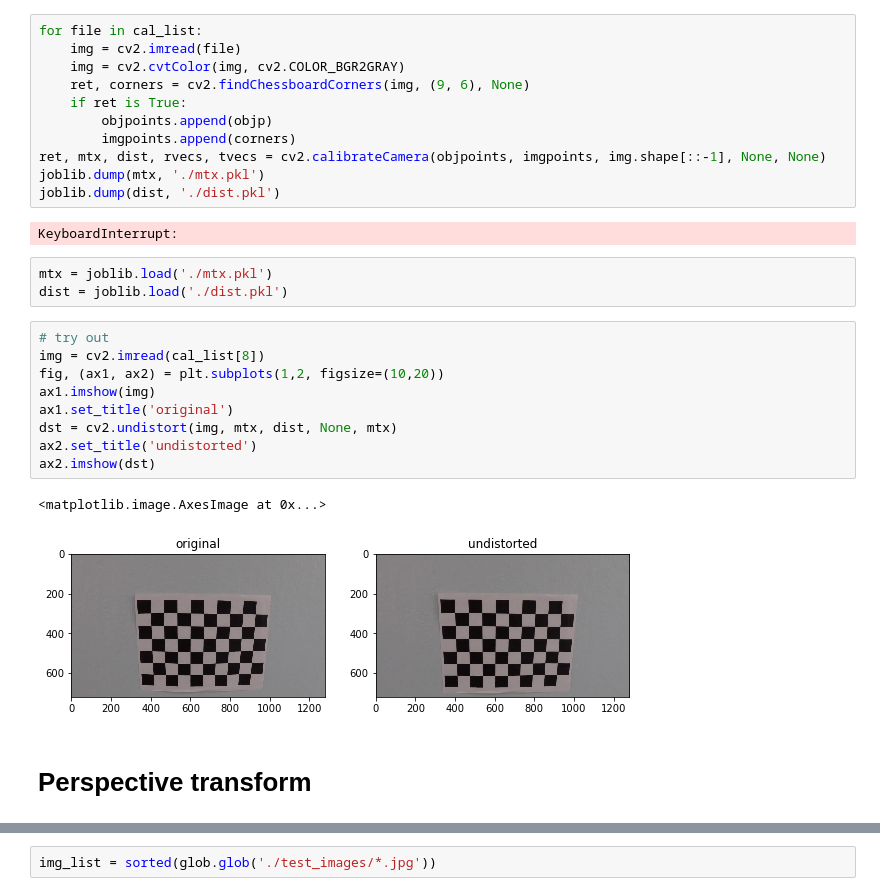
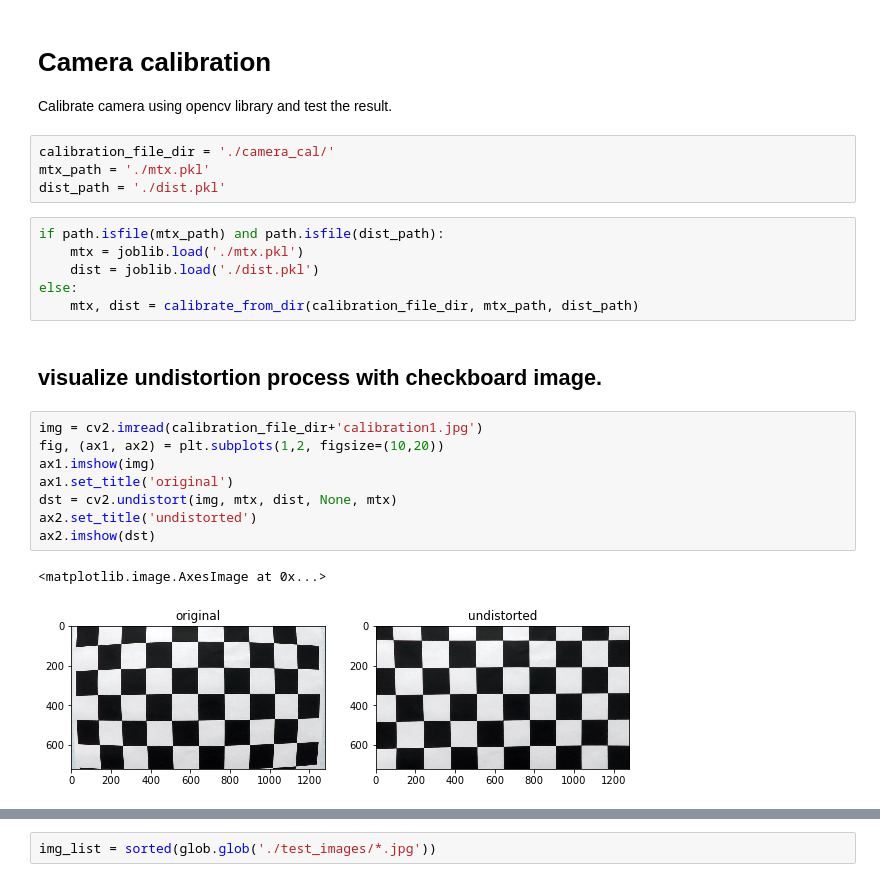
Before and after one commit to trivus/CarND-Advanced-Lane-Lines, a Jupyter notebook: advanced lane project.ipynb, the cells around one changed output, grey strips where cells are left out. Drawn from its saved outputs; the diff is of its cells as text.

```diff
--- a/advanced lane project.ipynb
+++ b/advanced lane project.ipynb
@@ -17,30 +13,26 @@ objp[: ,:2] = np.mgrid[0:9, 0:6].T.reshape(-1,2)
-# %%
-for file in cal_list:
-    img = cv2.imread(file)
-    img = cv2.cvtColor(img, cv2.COLOR_BGR2GRAY)
-    ret, corners = cv2.findChessboardCorners(img, (9, 6), None)
-    if ret is True:
-        objpoints.append(objp)
-        imgpoints.append(corners)
-ret, mtx, dist, rvecs, tvecs = cv2.calibrateCamera(objpoints, imgpoints, img.shape[::-1], None, None)
-joblib.dump(mtx, './mtx.pkl')
-joblib.dump(dist, './dist.pkl')
-# %% [output]
-KeyboardInterrupt:
+# %% [markdown]
+# Camera calibration
+Calibrate camera using opencv library and test the result.
+# %%
+calibration_file_dir = './camera_cal/'
+mtx_path = './mtx.pkl'
+dist_path = './dist.pkl'
 # %%
-mtx = joblib.load('./mtx.pkl')
-dist = joblib.load('./dist.pkl')
+if path.isfile(mtx_path) and path.isfile(dist_path):
+    mtx = joblib.load('./mtx.pkl')
+    dist = joblib.load('./dist.pkl')
+else:
+    mtx, dist = calibrate_from_dir(calibration_file_dir, mtx_path, dist_path)
+# %% [markdown]
+## visualize undistortion process with checkboard image.
 # %%
-# try out
-img = cv2.imread(cal_list[8])
+img = cv2.imread(calibration_file_dir+'calibration1.jpg')
 fig, (ax1, ax2) = plt.subplots(1,2, figsize=(10,20))
 ax1.imshow(img)
 ax1.set_title('original')
 dst = cv2.undistort(img, mtx, dist, None, mtx)
 ax2.set_title('undistorted')
 ax2.imshow(dst)
 # %% [output]
 <matplotlib.image.AxesImage at 0x...>
-[figure, old version]
+[figure, new version]
-# %% [markdown]
-# Perspective transform
```
Also changed, not shown: parts of 28 cells of this notebook, 2 other files.
